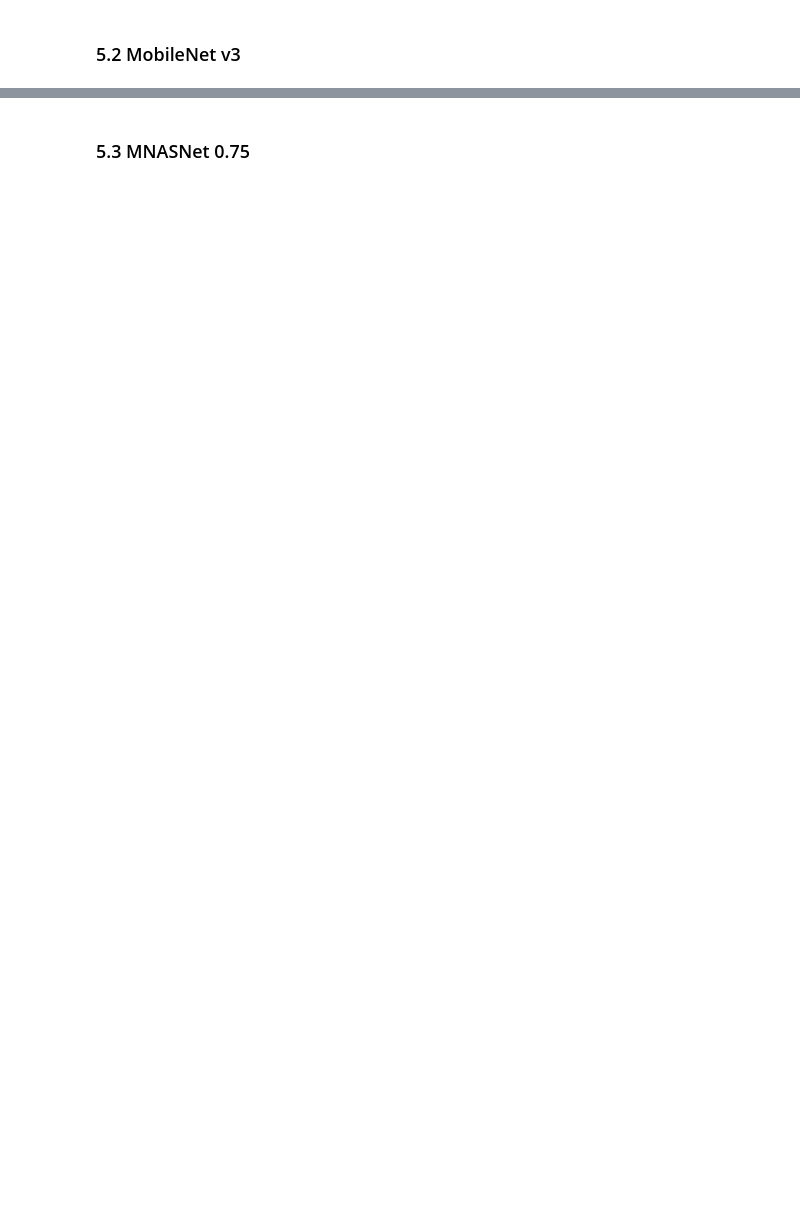
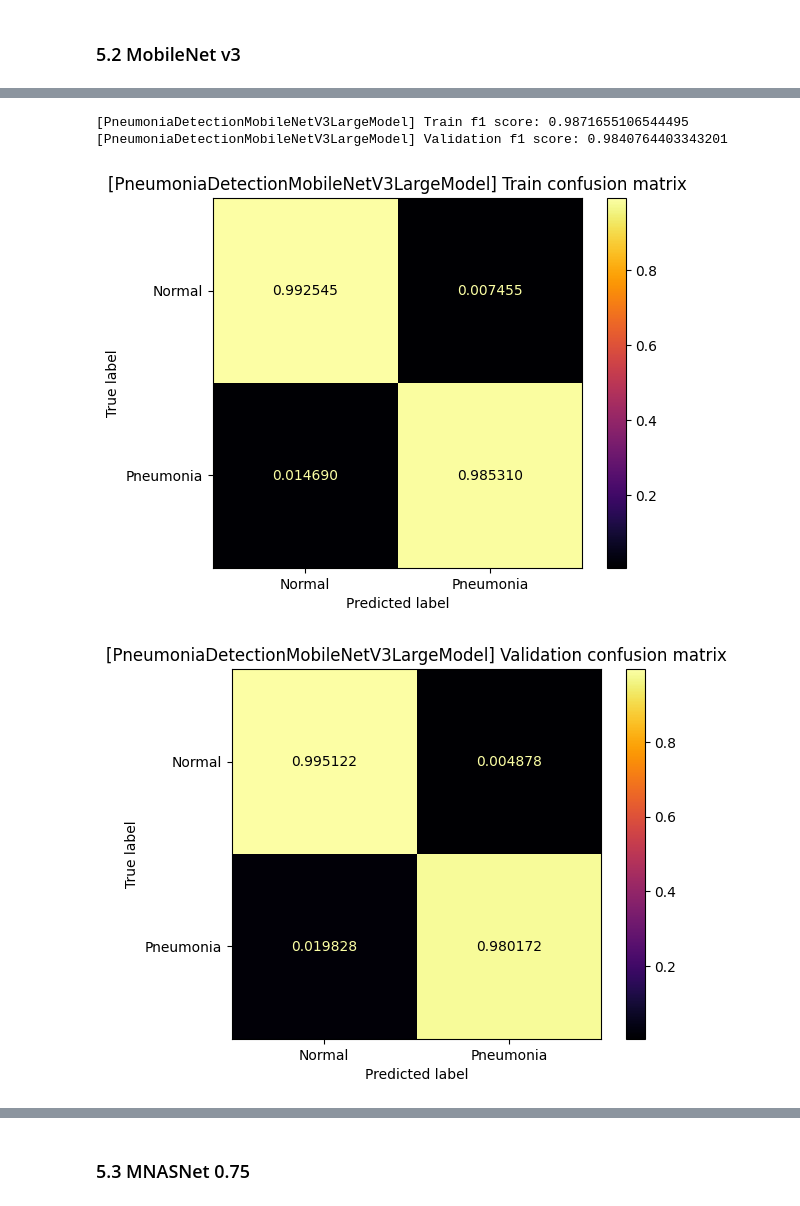
Before and after one commit to paulopacitti/pneumonia-detection, a Jupyter notebook: main.ipynb, the cells around one changed output, grey strips where cells are left out. Drawn from its saved outputs; the diff is of its cells as text; code cells hidden in the pictures; blank space fills up the shorter version.

```diff
--- a/main.ipynb
+++ b/main.ipynb
@@ -179,7 +190,6 @@ else:
     checkpoint = torch.load(mobile_v3_large_model_path)
     mobile_v3_large_model.load_state_dict(checkpoint["state_dict"])
     mobile_v3_large_model.set_history(checkpoint["history"])
-    mobile_v3_large_trainer.set_history(mobile_v3_large_model.history)
 # %% [markdown]
 ### 4.3 MNASNet 0.75
 # %%
@@ -252,0 +229,8 @@ Validation f1 score: 0.9821656346321106
+# %%
+evaluate_training(mobile_v3_large_model, train_loader, validation_loader, device=device)
+plot_loss(mobile_v3_large_model)
+# %% [output]
+[PneumoniaDetectionMobileNetV3LargeModel] Train f1 score: 0.9871655106544495
+[PneumoniaDetectionMobileNetV3LargeModel] Validation f1 score: 0.9840764403343201
+[figure, added]
+[figure, added]
```
Also changed, not shown: parts of 18 cells of this notebook, 4 other files.
